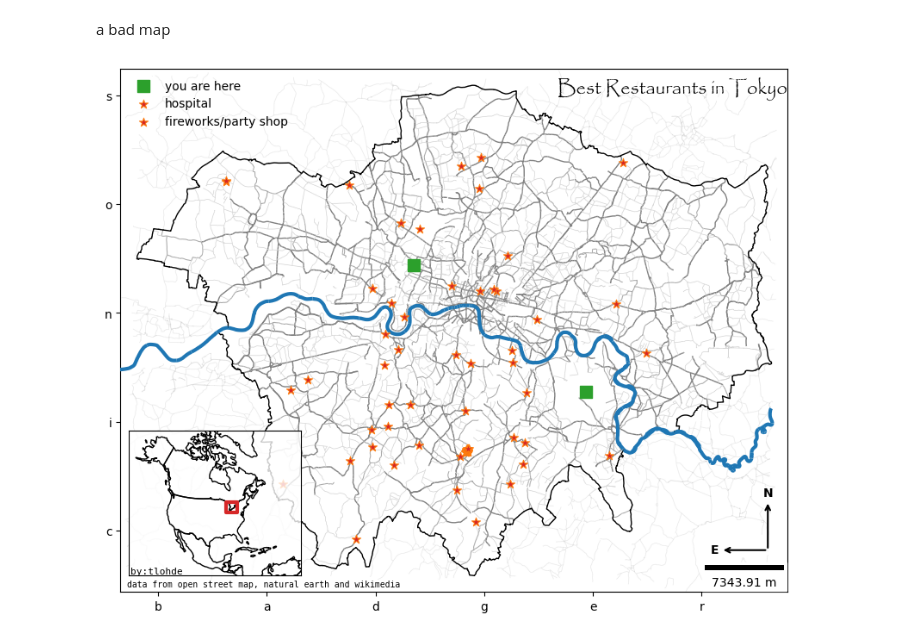
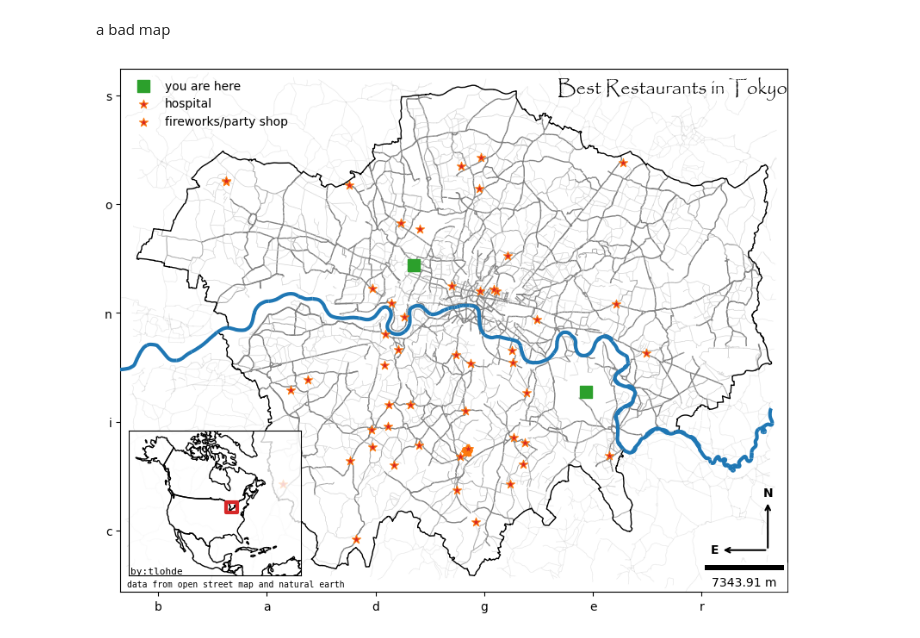
Before and after one commit to tlohde/30DMC, a Jupyter notebook: day4_badmap/day4.ipynb, the cells around one changed output. Drawn from its saved outputs; the diff is of its cells as text; code cells hidden in the pictures.

```diff
--- a/day4_badmap/day4.ipynb
+++ b/day4_badmap/day4.ipynb
@@ -142,32 +142,32 @@ for text,end in zip(['N','E'], [(0.97, 0.19), (0.89,0.08)]):
                 arrowprops=dict(arrowstyle='<-',
                                 lw=1.5,
                                 color='k'),
                 ha='center',
                 va='center',
                 weight='bold')
 
 
-ax.annotate(text='data from open street map, natural earth and wikimedia', xy= (0.01,0.01), xycoords='axes fraction',
+ax.annotate(text='data from open street map and natural earth ', xy= (0.01,0.01), xycoords='axes fraction',
             fontsize=7, font='DejaVu Sans Mono', ha='left')
 
 ##################### inset axes
 ## using natural earth data
 inset = fig.add_axes(rect=(0.135,0.195,0.2,0.2))
 world = gpd.read_file(gpd.datasets.get_path('naturalearth_lowres'))
 world.cx[-150:-60, 0:].to_crs('EPSG:32120').plot(ax=inset, fc='none')
 
 london_ontario = gpd.GeoDataFrame(geometry=[Point(-81.3282,42.9875)], crs=4326).to_crs('EPSG:32120')
 london_ontario.plot(markersize=80, marker='s', fc='none', ec='tab:red', linewidth=3, ax=inset)
 
 inset.set_xlim(-3.5e6, 6e6)
 inset.set_ylim(-4e6, 4e6)
 inset.set_xticks([])
 inset.set_yticks([])
 inset.patch.set_alpha(0.8)
 
 inset.annotate(text='by:tlohde',
             xy=(0.01,0.01), xycoords='axes fraction', fontsize=8, font='DejaVu Sans Mono');
 
 fig.savefig('day4.png', dpi=300, bbox_inches='tight')
 # %% [output]
-[figure, old version]
+[figure, new version]
```
Also changed, not shown: 1 other file.
